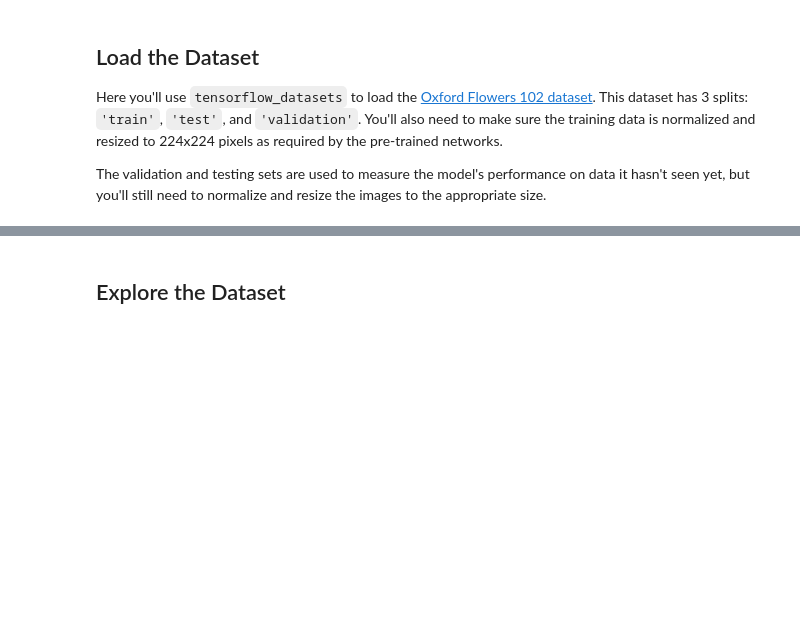
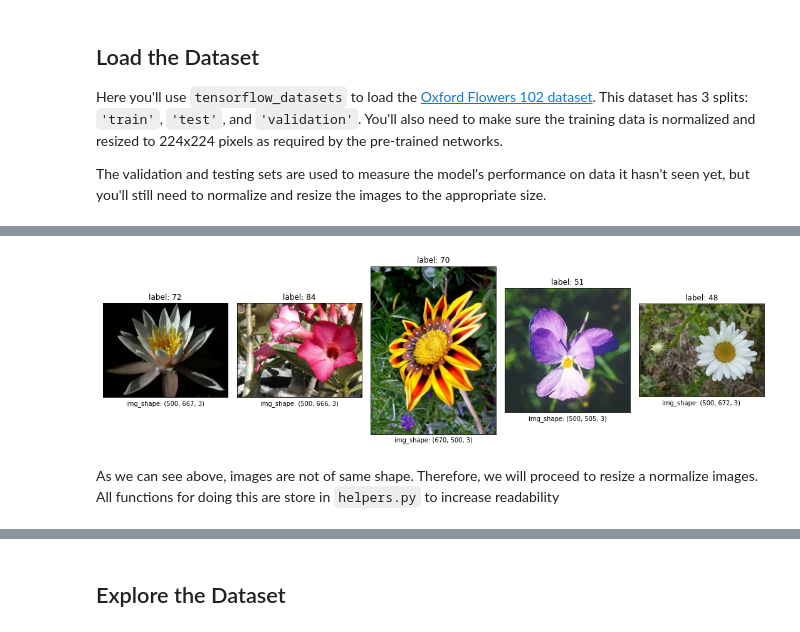
Before and after one commit to CheloGE/ML-tensorflow-Image_classifier-oxford_flowers102, a Jupyter notebook: Project_Image_Classifier_Project.ipynb, the cells around one changed output, grey strips where cells are left out. Drawn from its saved outputs; the diff is of its cells as text; code cells hidden in the pictures; blank space fills up the shorter version.

Commit message:
data loading finished

```diff
--- a/Project_Image_Classifier_Project.ipynb
+++ b/Project_Image_Classifier_Project.ipynb
@@ -62,0 +82,30 @@ tfds.core.DatasetInfo(
+# %%
+dataset_np = tfds.as_numpy(dataset)
+train_data = pd.DataFrame(list(dataset_np['train']), columns=['features', 'labels'])
+validation_data = pd.DataFrame(list(dataset_np['validation']), columns=['features', 'labels'])
+test_data = pd.DataFrame(list(dataset_np['test']), columns=['features', 'labels'])
+# %%
+# Dividing data into features and labels
+X_train = train_data['features']
+Y_train = train_data['labels']
+X_validation = validation_data['features']
+Y_validation = validation_data['labels']
+X_test = test_data['features']
+Y_test = test_data['labels']
+# %%
+# Visualizing data
+fig = plt.figure(figsize=(15,15))
+i=0
+for image, label in zip(X_train.head(),Y_train.head()):
+  ax = fig.add_subplot(1,5,i+1)
+  ax.set_xticks([])
+  ax.set_yticks([])
+  plt.imshow(image)
+  plt.title(f"label: {label}")
+  plt.xlabel(f"img_shape: {image.shape}")
+  i=i+1;
+fig.tight_layout()
+# %% [output]
+[figure, added]
+# %% [markdown]
+As we can see above, images are not of same shape. Therefore, we will proceed to resize a normalize images. All functions for doing this are store in `helpers.py` to increase readability
```
Also changed, not shown: parts of 10 cells of this notebook.
